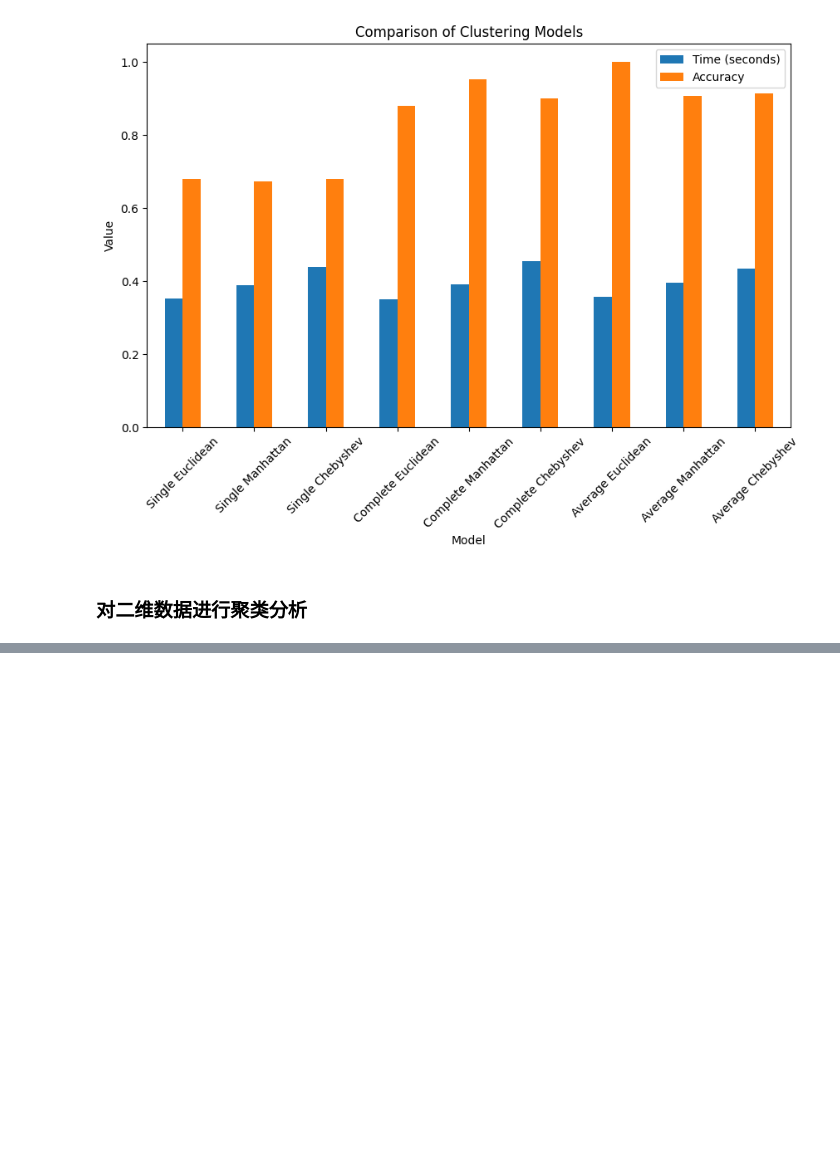
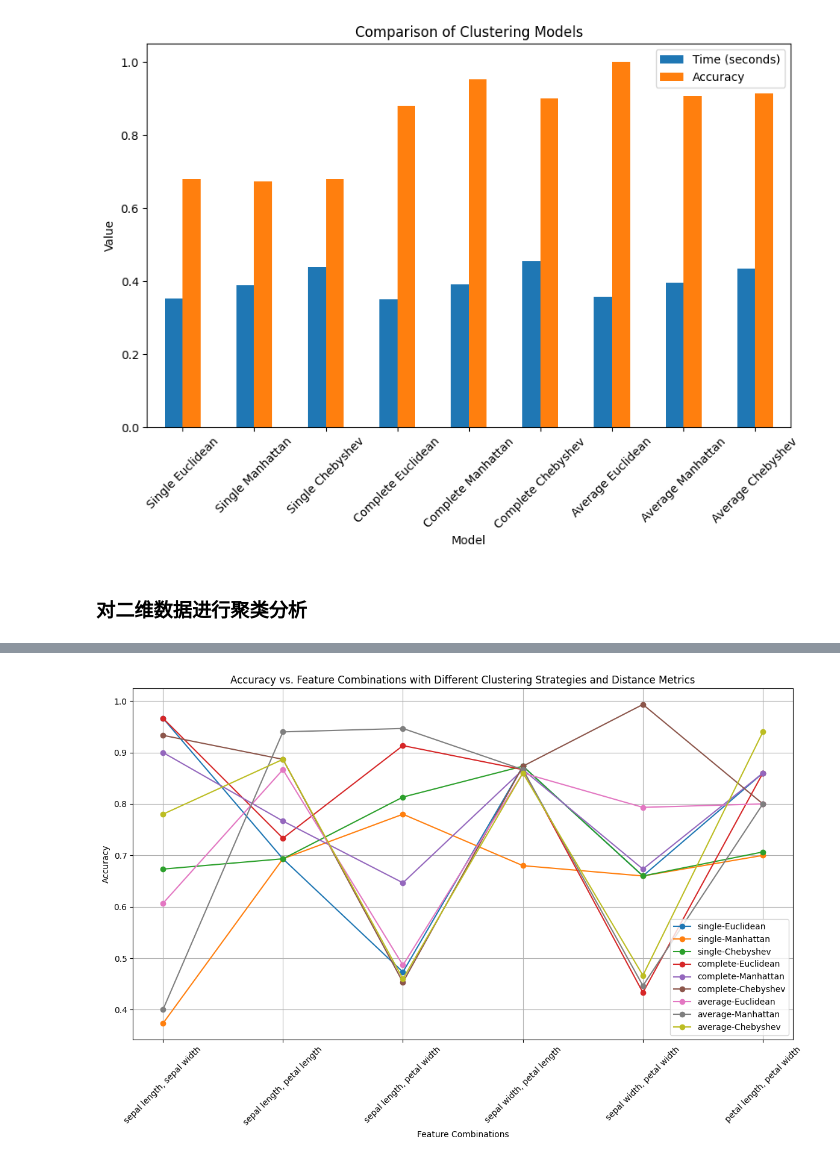
Before and after one commit to deidei1210/Data-Analysis-and-Data-Mining-2024-Spring, a Jupyter notebook: hw3-Cluster/2051498-储岱泽.ipynb, the cells around one changed output, grey strips where cells are left out. Saved outputs shown, nothing was run; the diff lists cells and outputs as text; code cells hidden in the pictures; blank space fills up the shorter version.

```diff
--- a/hw3-Cluster/2051498-储岱泽.ipynb
+++ b/hw3-Cluster/2051498-储岱泽.ipynb
@@ -978,0 +959,19 @@ ValueError: The truth value of an array with more than one element is ambiguous.
+# %%
+import numpy as np
+
+# 创建一个空的二维数组，用于存储提取出的 Accuracy 数据
+accuracy_data = []
+
+
+for i in range(9):
+    # 创建一个空的一维数组，用于存储当前 DataFrame 中的 Accuracy 数据
+    acc_per_dataframe = []
+    for df in split_dataframes:
+        acc_per_dataframe.append(df.iloc[i]['Accuracy'])
+    # 将当前 DataFrame 中提取出的 Accuracy 数据添加到二维数组中
+    accuracy_data.append(acc_per_dataframe)
+
+# 将二维数组转换为 numpy 数组
+accuracy_data_array = np.array(accuracy_data)
+# 打印提取出的 Accuracy 数据
+print(accuracy_data_array)
@@ -978,0 +988,46 @@ ValueError: The truth value of an array with more than one element is ambiguous.
+# %%
+import numpy as np
+import matplotlib.pyplot as plt
+
+# 提取的 Accuracy 数据
+# accuracy_data_array = np.array([[0.96666667, 0.69333333, 0.47333333, 0.87333333, 0.66, 0.86],
+#                                 [0.37333333, 0.69333333, 0.78, 0.68, 0.66, 0.7],
+#                                 [0.67333333, 0.69333333, 0.81333333, 0.87333333, 0.66, 0.70666667],
+#                                 [0.96666667, 0.73333333, 0.91333333, 0.86666667, 0.43333333, 0.86],
+#                                 [0.9, 0.76666667, 0.64666667, 0.86666667, 0.67333333, 0.86],
+#                                 [0.93333333, 0.88666667, 0.45333333, 0.87333333, 0.99333333, 0.8],
+#                                 [0.60666667, 0.86666667, 0.48666667, 0.86, 0.79333333, 0.8],
+#                                 [0.4, 0.94, 0.94666667, 0.86666667, 0.44666667, 0.8],
+#                                 [0.78, 0.88666667, 0.46, 0.86, 0.46666667, 0.94]])
+
+# 每种特征的组合标签
+feature_labels = ['sepal length, sepal width', 'sepal length, petal length', 'sepal length, petal width',
+                  'sepal width, petal length', 'sepal width, petal width', 'petal length, petal width']
+
+# 不同的 Cluster Strategy 和 Distance Metric 组合标签
+strategy_metric_labels = ['single-Euclidean', 'single-Manhattan', 'single-Chebyshev',
+                          'complete-Euclidean', 'complete-Manhattan', 'complete-Chebyshev',
+                          'average-Euclidean', 'average-Manhattan', 'average-Chebyshev']
+
+# 创建一个图形
+plt.figure(figsize=(12, 8))
+
+# 绘制折线图
+for i in range(len(strategy_metric_labels)):
+    plt.plot(feature_labels, accuracy_data_array[i], marker='o', label=strategy_metric_labels[i])
+
+# 添加标题和标签
+plt.title('Accuracy vs. Feature Combinations with Different Clustering Strategies and Distance Metrics')
+plt.xlabel('Feature Combinations')
+plt.ylabel('Accuracy')
+
+# 添加图例
+plt.legend(loc='lower right')
+
+# 显示图形
+plt.xticks(rotation=45)
+plt.grid(True)
+plt.tight_layout()
+plt.show()
+# %% [output]
+[figure, added]
```
Also changed, not shown: parts of 6 cells of this notebook, 3 other files.
